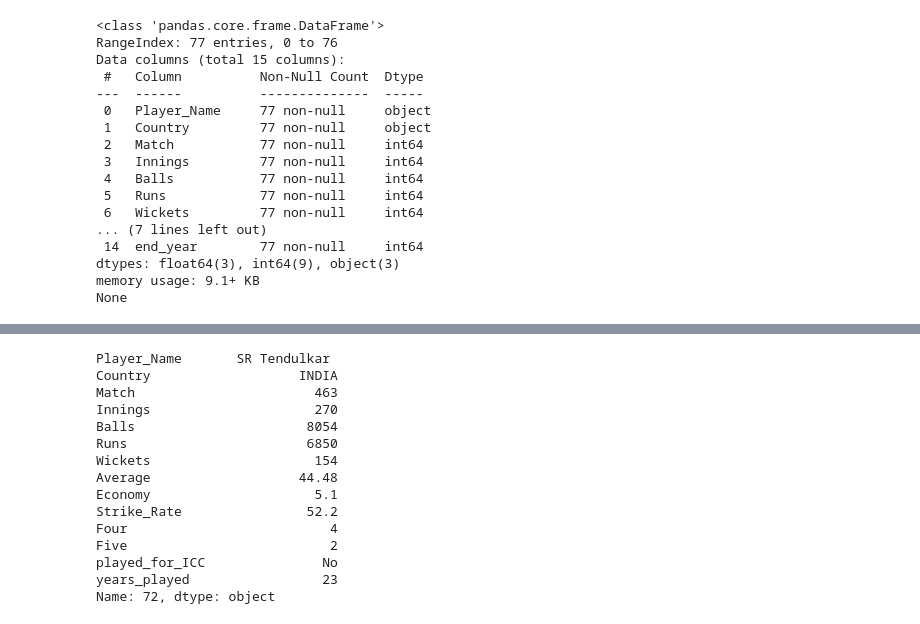
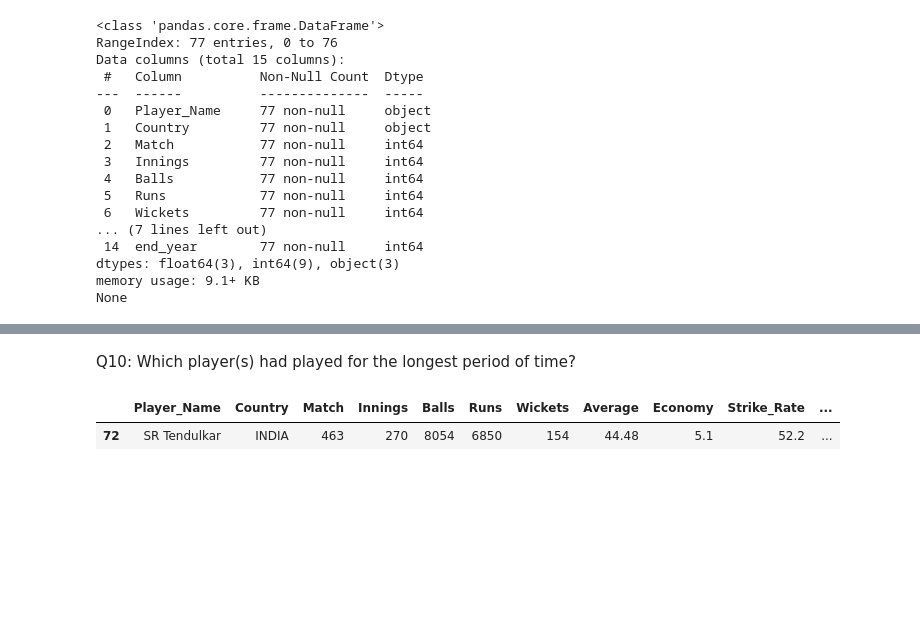
Before and after one commit to Kamrul732/ODI_cricket_bowler_datset_analysis, a Jupyter notebook: ODI_cricket_bowler_analysis.ipynb, the cells around one changed output, grey strips where cells are left out. Saved outputs shown, nothing was run; the diff lists cells and outputs as text; code cells hidden in the pictures; blank space fills up the shorter version.

```diff
--- a/ODI_cricket_bowler_analysis.ipynb
+++ b/ODI_cricket_bowler_analysis.ipynb
@@ -223,20 +306,10 @@ display(df.head(10))
+# %% [markdown]
+Q10:  Which player(s) had played for the longest period of time?
 # %%
-col = "years_played"
-max_x = df.loc[df[col].idxmax()]
-display(max_x)
+df[df["years_played"] == df["years_played"].max()]
+#col = "years_played"
+#max_x = df.loc[df[col].idxmax()]
+#display(max_x)
 # %% [output]
-Player_Name       SR Tendulkar
-Country                   INDIA
-Match                       463
-Innings                     270
-Balls                      8054
-Runs                       6850
-Wickets                     154
-Average                   44.48
-Economy                     5.1
-Strike_Rate                52.2
-Four                          4
-Five                          2
-played_for_ICC               No
-years_played                 23
-Name: 72, dtype: object
+|  | Player_Name | Country | Match | Innings | Balls | Runs | Wickets | Average | Economy | Strike_Rate | ... |
+| 72 | SR Tendulkar | INDIA | 463 | 270 | 8054 | 6850 | 154 | 44.48 | 5.1 | 52.2 | ... |
```
Also changed, not shown: parts of 33 cells of this notebook.
